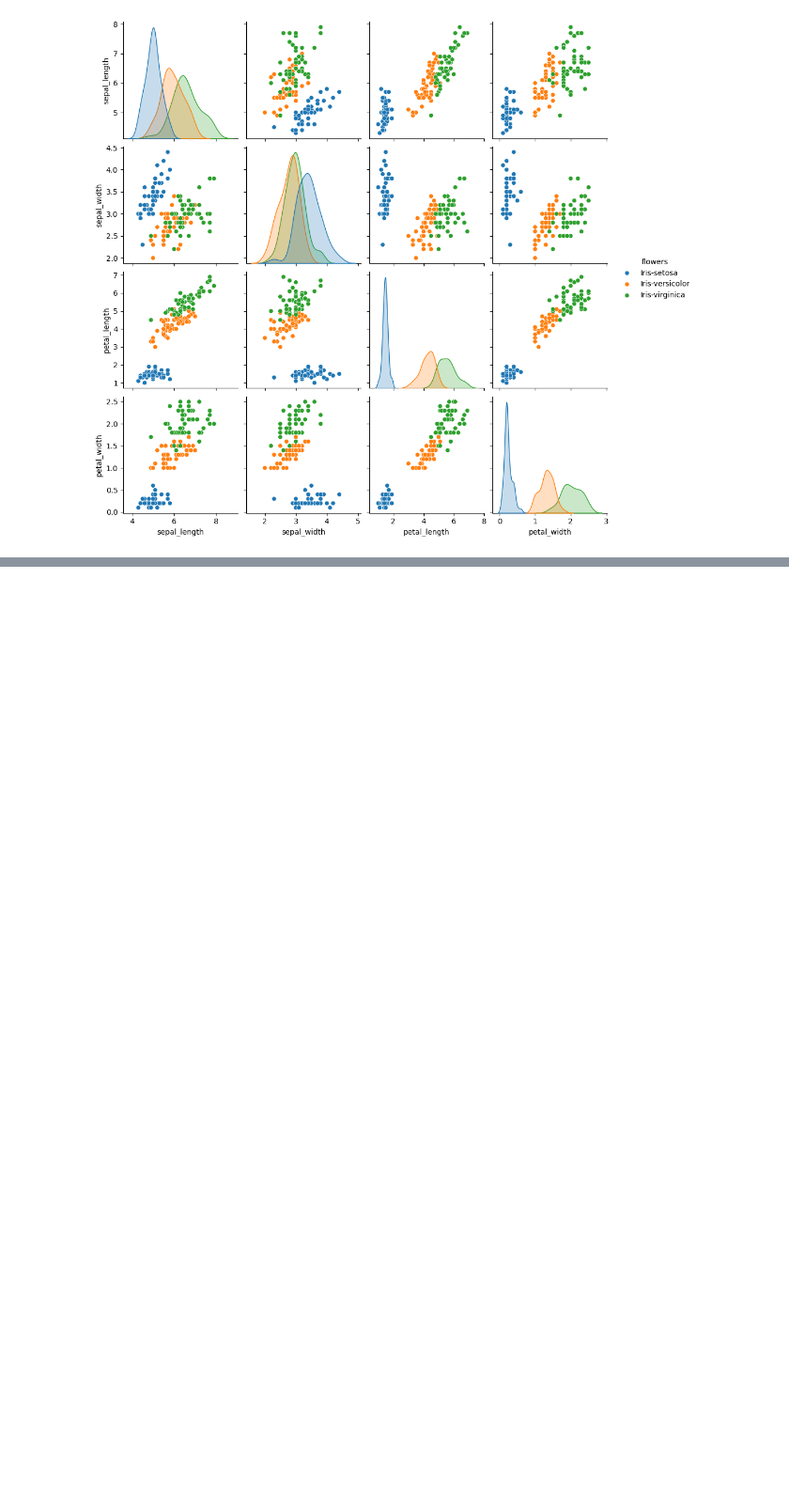
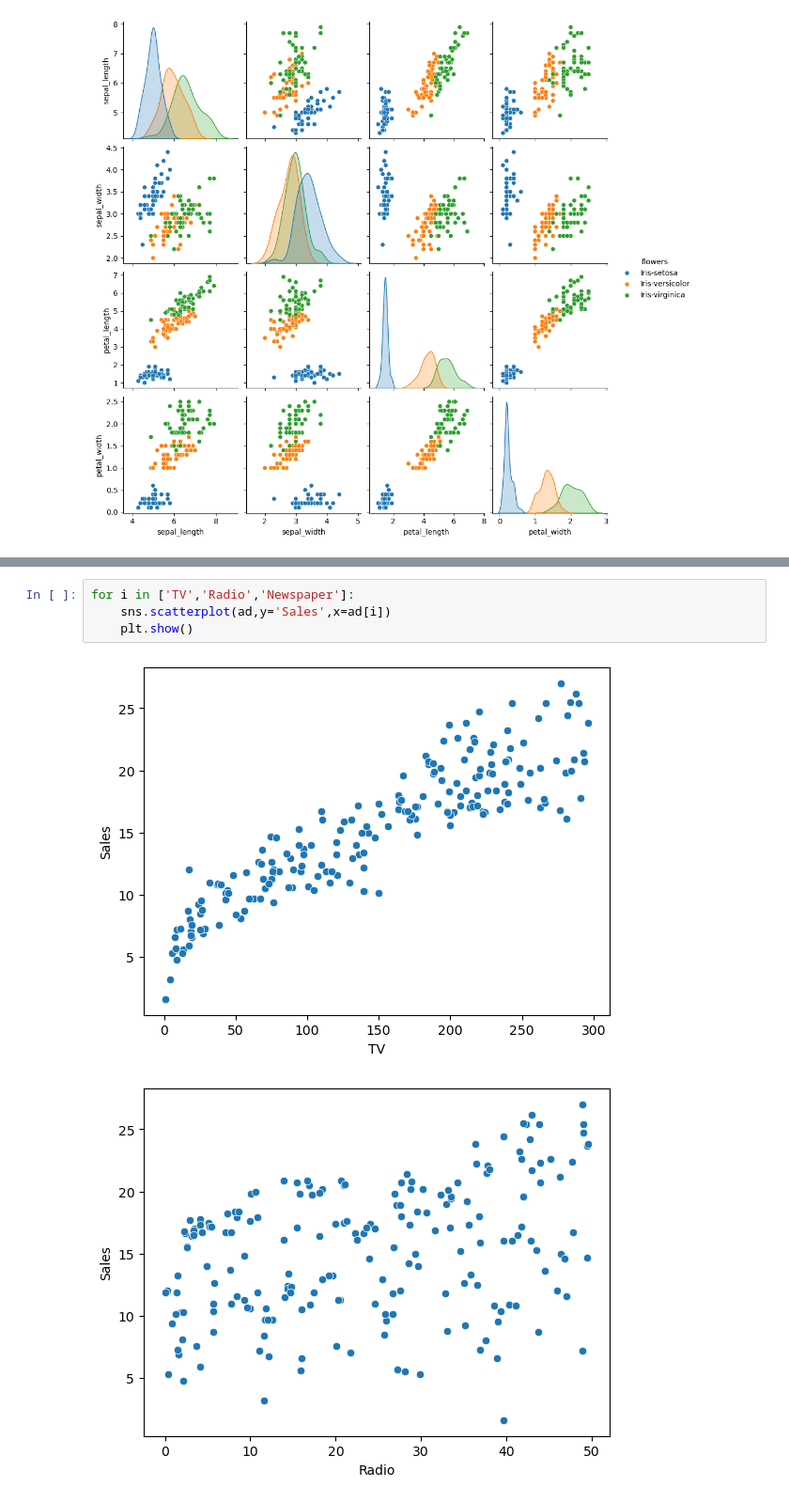
Before and after one commit to Armaan-16/AI-ML-Learnings, a Jupyter notebook: 5-seaborn.ipynb, the cells around one changed output, grey strips where cells are left out. Shown at 94% size. Drawn from its saved outputs; the diff is of its cells as text; blank space fills up the shorter version.

```diff
--- a/5-seaborn.ipynb
+++ b/5-seaborn.ipynb
@@ -359,0 +438,7 @@ sns.pairplot(iris,hue='flowers')
+# %%
+for i in ['TV','Radio','Newspaper']:
+    sns.scatterplot(ad,y='Sales',x=ad[i])
+    plt.show()
+# %% [output]
+[figure, added]
+[figure, added]
```
Also changed, not shown: parts of 16 cells of this notebook.
